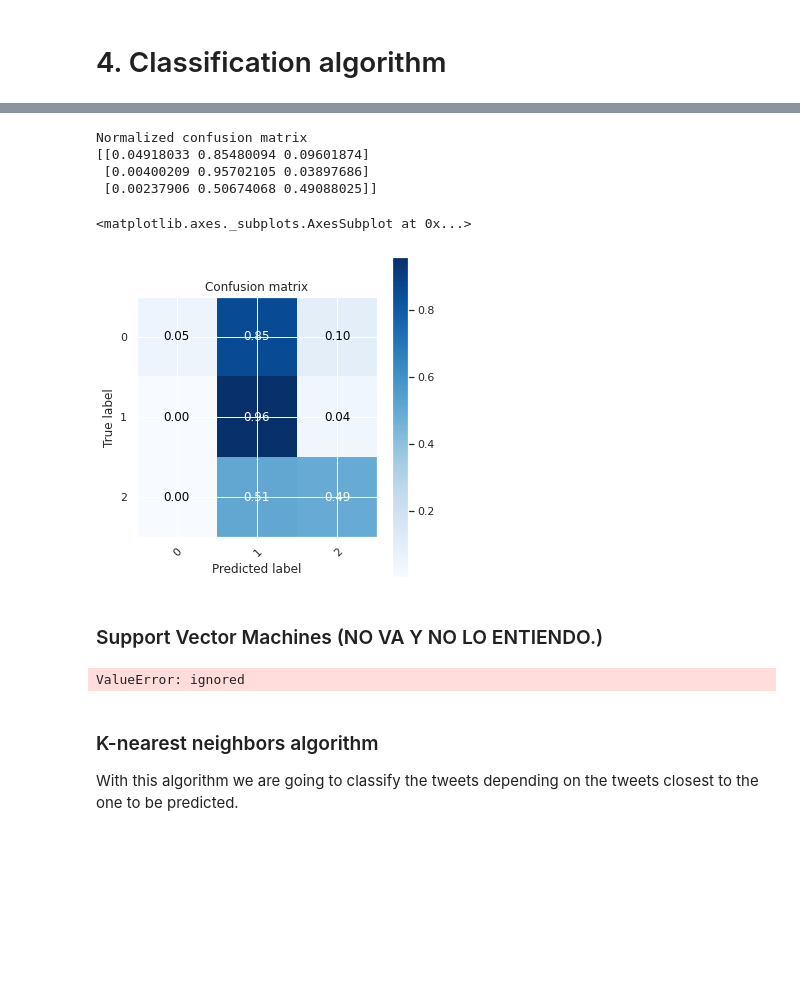
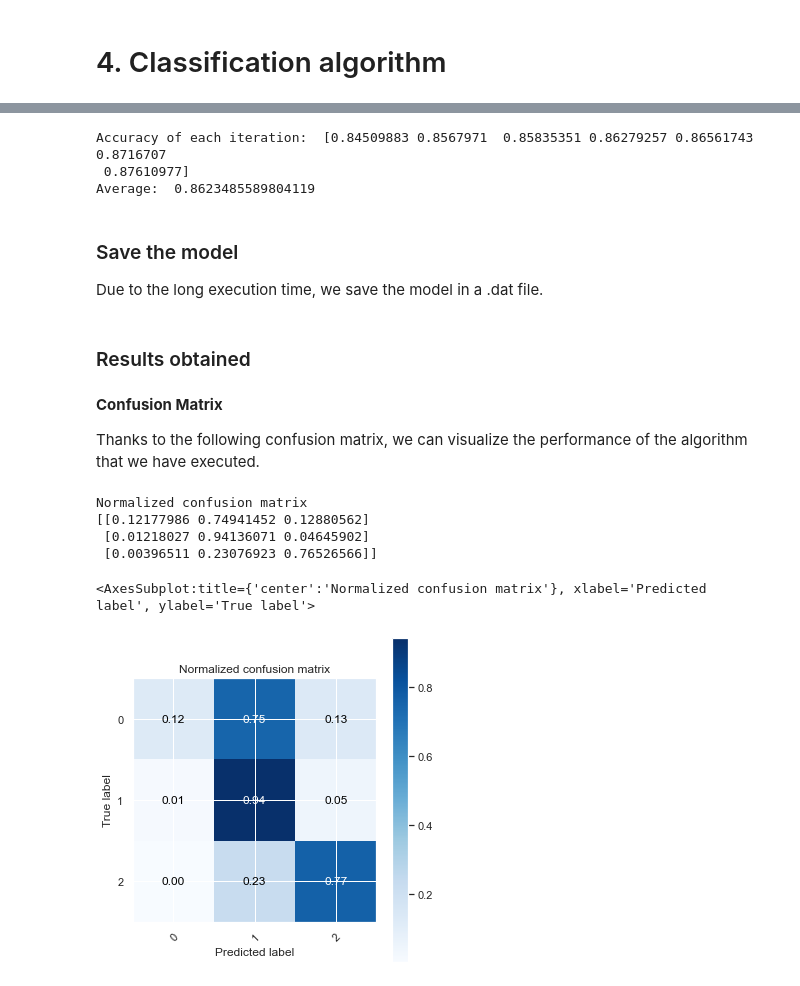
Before and after one commit to sergiobm3/ESI_MachineLearning, a Jupyter notebook: Group SSJ - TFIDF + N-grams + POS + Other Features.ipynb, the cells around one changed output, grey strips where cells are left out. Cells and saved outputs as stored; diff of their text form; code cells hidden in the pictures; blank space fills up the shorter version.

```diff
--- a/Group SSJ - TFIDF + N-grams + POS + Other Features.ipynb
+++ b/Group SSJ - TFIDF + N-grams + POS + Other Features.ipynb
@@ -82,7 +81,7 @@ In addition, the N-grams will now be added to it.
 def identity_tokenizer(text):
     return text
 
-vectorizer = TfidfVectorizer(tokenizer = identity_tokenizer,min_df=0.01, ngram_range= (1,3),lowercase=False)
+vectorizer = TfidfVectorizer(tokenizer = identity_tokenizer, min_df = 3, ngram_range = (1,3), lowercase = False)
 X_TFIDF = vectorizer.fit_transform(df['preprocessing_without_emoticons'])
 X_TFIDF
 # %% [output]
@@ -264,7 +242,7 @@ n_k = round(X.shape[1] * 0.3)
 
 best = SelectKBest(score_func = mutual_info_classif, k = n_k)
 
-X = best.fit_transform(X_clf, y_clf)
+X_new = best.fit_transform(X_clf, y_clf)
 print("Shape: ",X.shape)
 
 selected = best.get_support(indices=True)
@@ -287,2 +259,2 @@ Once we know the three characteristics with which we are going to work, it is ti
 # %%
-X_train, X_test, y_train, y_test = train_test_split(X, y_clf, test_size=0.3, random_state=0)
+X_train, X_test, y_train, y_test = train_test_split(X_new, y_clf, test_size=0.3, random_state=0)
@@ -347,7 +299,7 @@ def plot_confusion_matrix(y_true, y_pred, classes,
 # %%
-model = RandomForestClassifier(n_estimators=1000) # Number of trees.
-model.fit(X_train, y_train)
-y_pred = model.predict(X_test)
+clf = BernoulliNB() # Classifier chosen
+clf.fit(X_train, y_train)
+y_pred = clf.predict( X = X_test)
 acc = accuracy_score(y_test, y_pred)
 print ('Acc', acc)
 # %% [output]
@@ -354,0 +311,15 @@ Acc 0.859448554135844
+# %%
+kf = KFold(n_splits=7)
+clf = BernoulliNB()
+clf.fit(X_train, y_train)
+scores = cross_val_score(clf, X_train, y_train, cv = kf, scoring = "accuracy")
+print("Accuracy of each iteration: ", scores)
+print("Average: ", scores.mean())
+# %% [output]
+Accuracy of each iteration:  [0.84509883 0.8567971  0.85835351 0.86279257 0.86561743 0.8716707
+ 0.87610977]
+Average:  0.8623485589804119
+# %% [markdown]
+### Save the model
+
+Due to the long execution time, we save the model in a .dat file.
@@ -355,23 +337,17 @@ Acc 0.859448554135844
+# %% [markdown]
+### Results obtained
+# %% [markdown]
+**Confusion Matrix**
+
+Thanks to the following confusion matrix, we can visualize the performance of the algorithm that we have executed.
 # %%
 sns.set(rc={'figure.figsize':(5,5)})
-plot_confusion_matrix(y_test, y_pred, classes=unique_labels(y_test, y_pred), normalize=True,
-                      title='Confusion matrix')
+plot_confusion_matrix(y_test, y_pred , classes = unique_labels(y_test, y_pred), normalize=True,
+                      title='Normalized confusion matrix')
 # %% [output]
 Normalized confusion matrix
-[[0.04918033 0.85480094 0.09601874]
- [0.00400209 0.95702105 0.03897686]
- [0.00237906 0.50674068 0.49088025]]
+[[0.12177986 0.74941452 0.12880562]
+ [0.01218027 0.94136071 0.04645902]
+ [0.00396511 0.23076923 0.76526566]]
-<matplotlib.axes._subplots.AxesSubplot at 0x...>
+<AxesSubplot:title={'center':'Normalized confusion matrix'}, xlabel='Predicted label', ylabel='True label'>
-[figure, old version]
+[figure, new version]
-# %% [markdown]
-### Support Vector Machines (NO VA Y NO LO ENTIENDO.)
-# %%
-from sklearn.model_selection import GridSearchCV
-param_grid = {'svc__C': [1, 5, 10, 50],
-              'svc__gamma': [0.0001, 0.0005, 0.001, 0.005]}
-grid = GridSearchCV(model, param_grid)
-
-%time grid.fit(X_train, y_train)
-print(grid.best_params_)
-# %% [output]
-ValueError: ignored
@@ -386,4 +353,0 @@ plot_confusion_matrix(y_test, y_pred, classes=unique_labels(y_test, y_pred), nor
-# %% [markdown]
-### K-nearest neighbors algorithm
-
-With this algorithm we are going to classify the tweets depending on the tweets closest to the one to be predicted.
```
Also changed, not shown: parts of 55 cells of this notebook.
